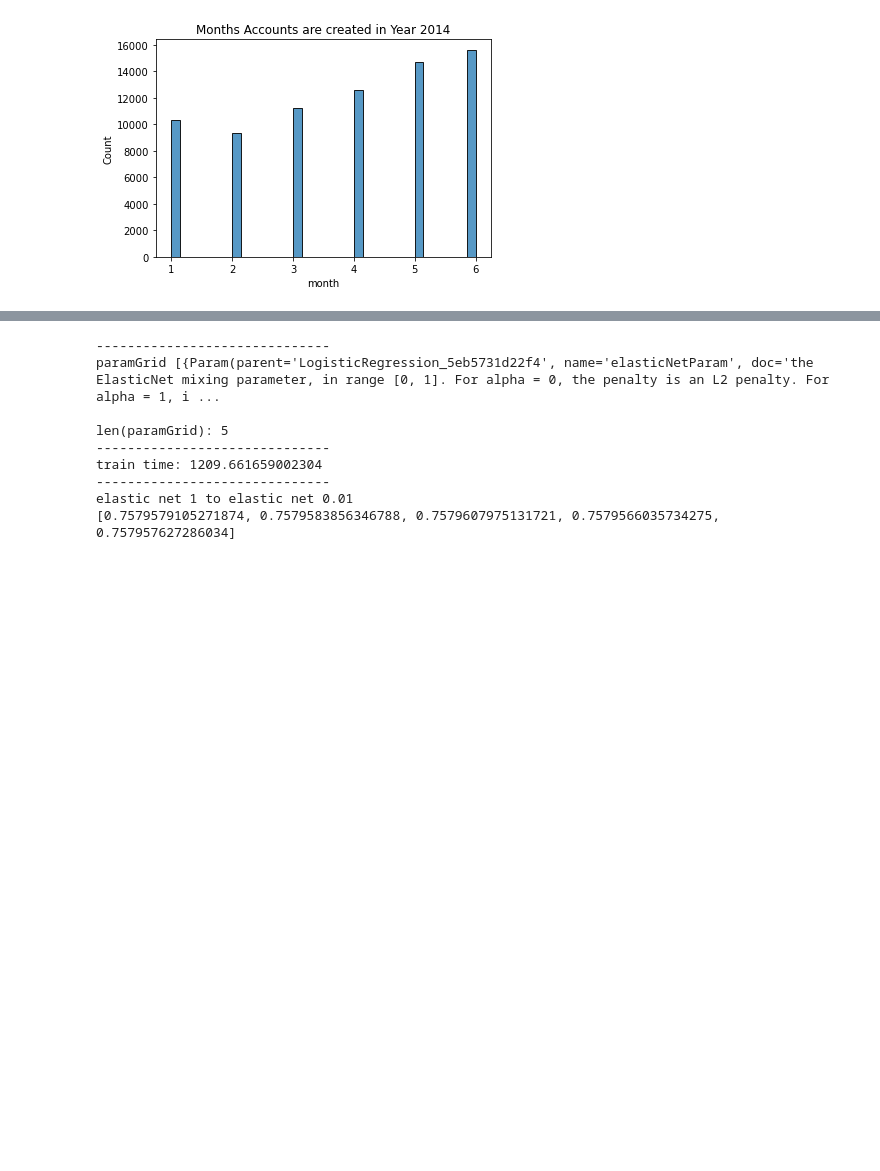
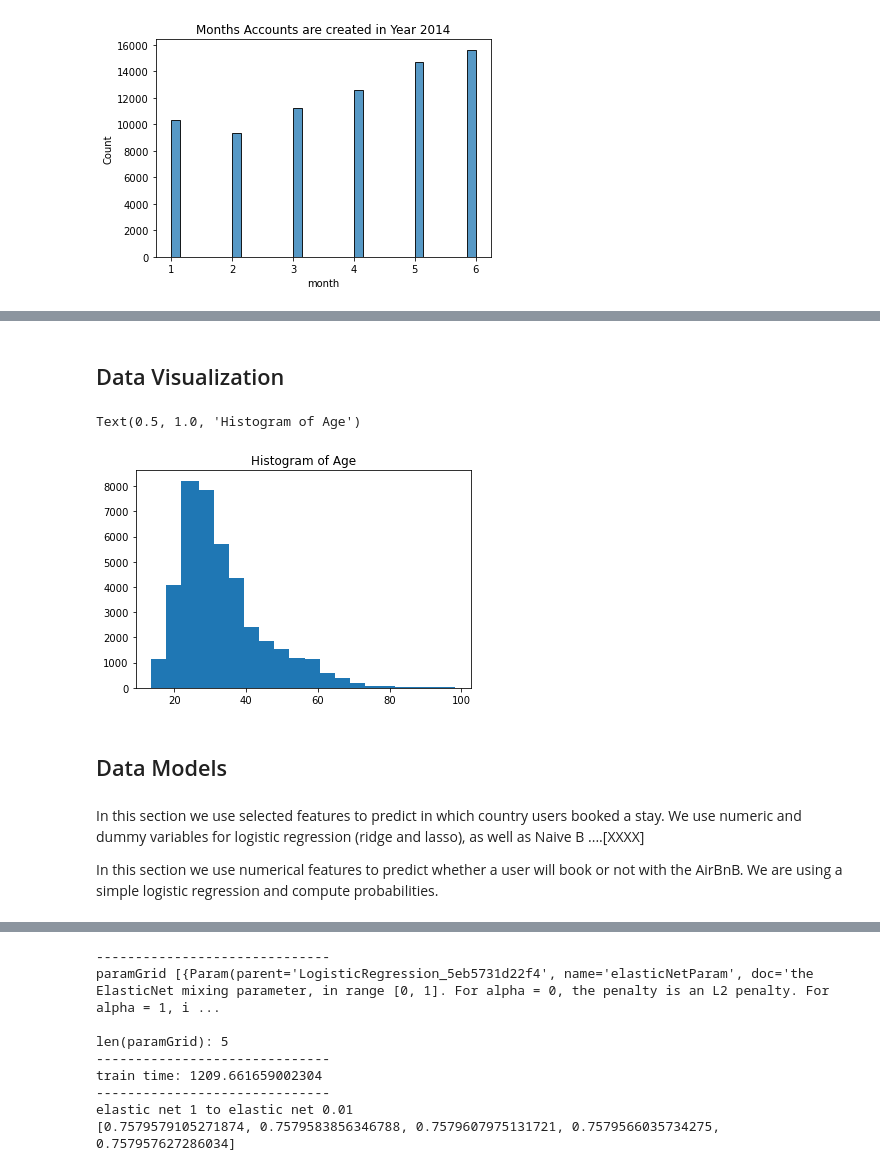
Before and after one commit to acbass49/predicting_bookings, a Jupyter notebook: Model_Training_Kaia_Alex_Elina.ipynb, the cells around one changed output, grey strips where cells are left out. Drawn from its saved outputs; the diff is of its cells as text; code cells hidden in the pictures; blank space fills up the shorter version.

```diff
--- a/Model_Training_Kaia_Alex_Elina.ipynb
+++ b/Model_Training_Kaia_Alex_Elina.ipynb
@@ -357,0 +384,23 @@ imputer_total_elapsed = Imputer(
+# %% [markdown]
+## Data Visualization
+# %%
+# Histogram of age
+hists = df.select('age_new').rdd.flatMap(
+    lambda row: row
+).histogram(20)
+
+data = {
+    'bins': hists[0][:-1],
+    'freq': hists[1]
+}
+plt.bar(data['bins'], data['freq'], width=5)
+plt.title('Histogram of Age')
+# %% [output]
+Text(0.5, 1.0, 'Histogram of Age')
+[figure, added]
+# %% [markdown]
+## Data Models
+# %% [markdown]
+In this section we use selected features to predict in which country users booked a stay. We use numeric and dummy variables for logistic regression (ridge and lasso), as well as Naive B ....[XXXX]
+
+In this section we use numerical features to predict whether a user will book or not with the AirBnB. We are using a simple logistic regression and compute probabilities.
```
Also changed, not shown: parts of 40 cells of this notebook.
